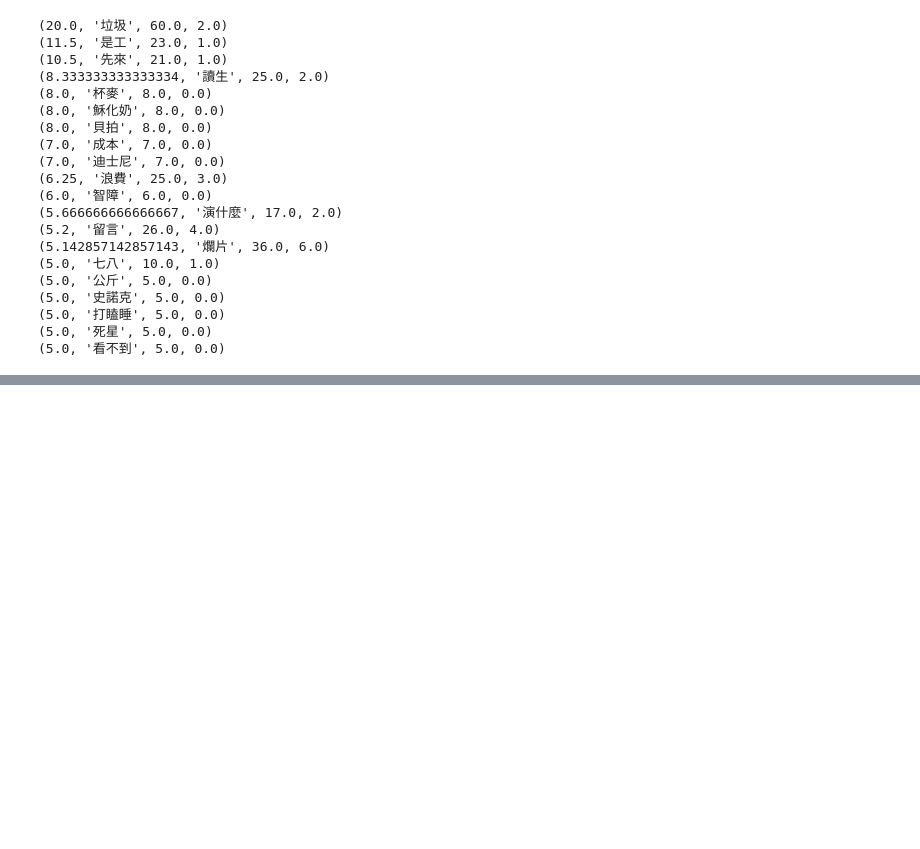
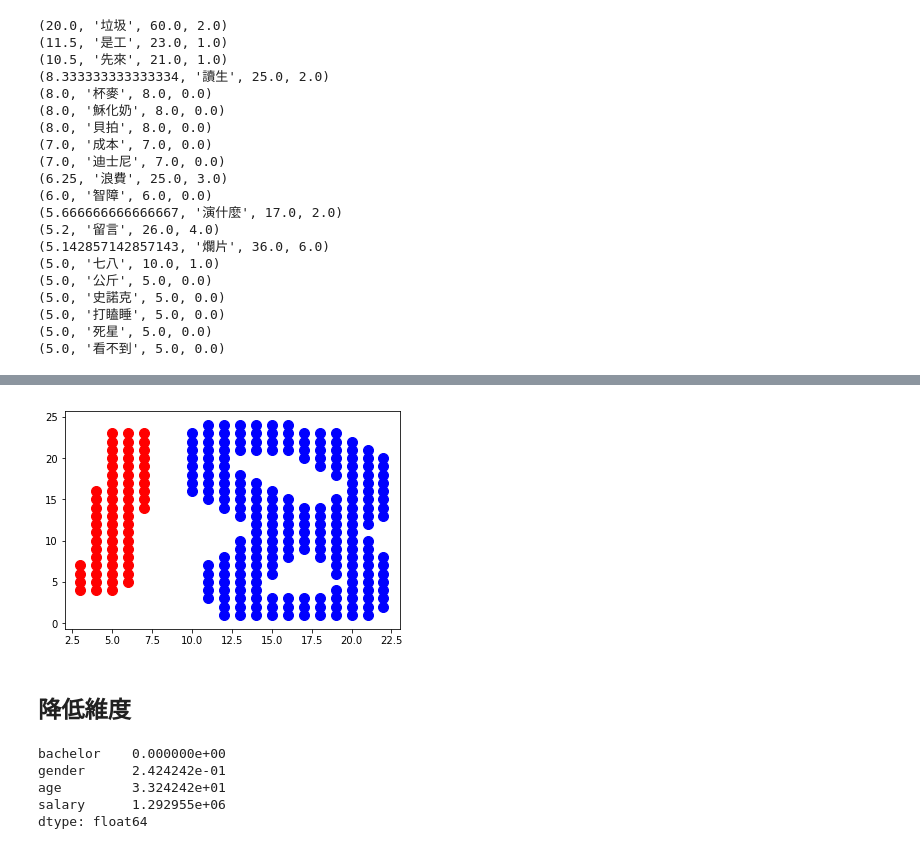
Before and after one commit to ywchiu/ctbcpy, a Jupyter notebook: Demo20190528.ipynb, the cells around one changed output, grey strips where cells are left out. Drawn from its saved outputs; the diff is of its cells as text; code cells hidden in the pictures; blank space fills up the shorter version.

```diff
--- a/Demo20190528.ipynb
+++ b/Demo20190528.ipynb
@@ -782,0 +819,13 @@ for i in sorted(coef_features_c1_c2, key = operator.itemgetter(0), reverse=True)
+# %%
+from sklearn.cluster import DBSCAN
+dbs = DBSCAN(eps=1, min_samples=3)
+y_dbs = dbs.fit_predict(X)
+# %%
+plt.scatter(X[y_dbs == 0, 0], X[y_dbs == 0, 1], s = 100, c = 'red', label = 'Cluster 1')
+plt.scatter(X[y_dbs == 1, 0], X[y_dbs == 1, 1], s = 100, c = 'blue', label = 'Cluster 2')
+
+plt.show()
+# %% [output]
+[figure, added]
+# %% [markdown]
+## 降低維度
@@ -782,0 +837,8 @@ for i in sorted(coef_features_c1_c2, key = operator.itemgetter(0), reverse=True)
+# %%
+X.var()
+# %% [output]
+bachelor    0.000000e+00
+gender      2.424242e-01
+age         3.324242e+01
+salary      1.292955e+06
+dtype: float64
```
Also changed, not shown: parts of 64 cells of this notebook.
